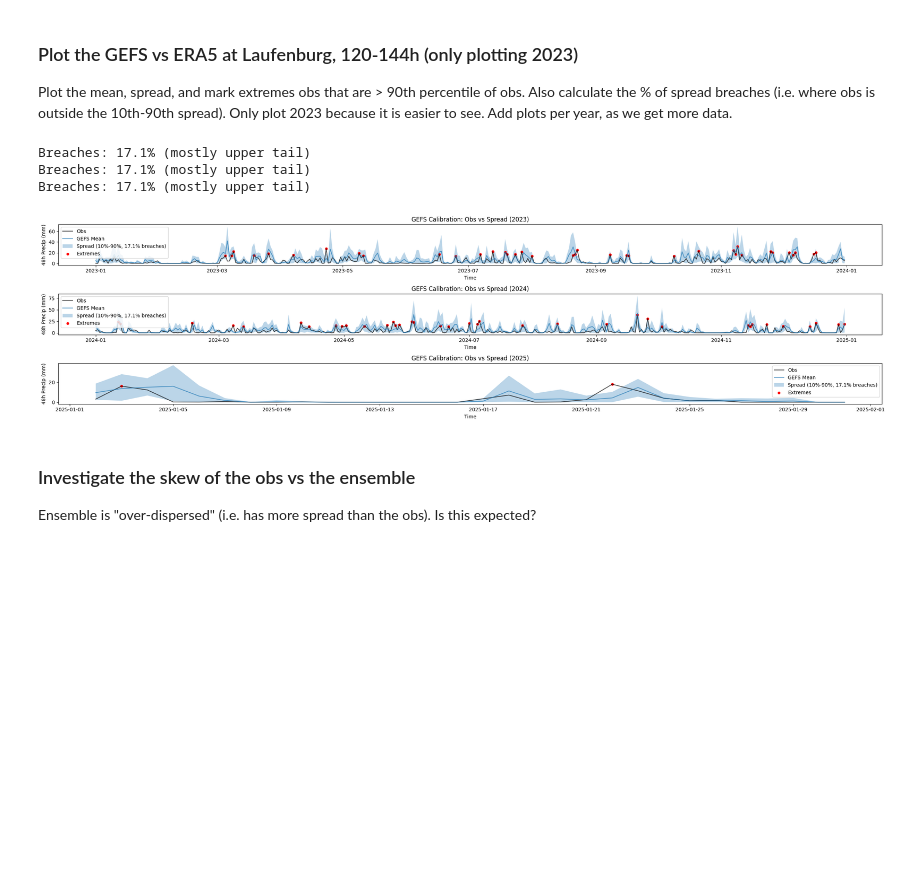
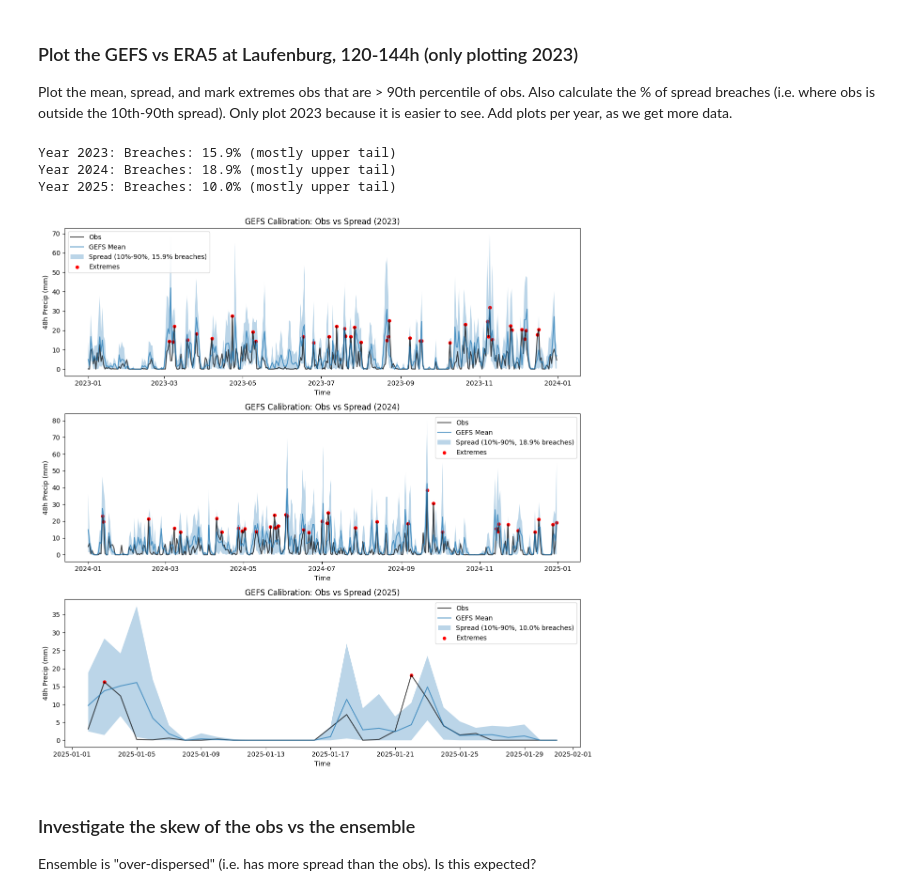
Before and after one commit to willjhenry/gefs-precip-poc, a Jupyter notebook: notebooks/laufenburg_precip_forecast_exploration.ipynb, the cells around one changed output. Cells and saved outputs as stored; diff of their text form; code cells hidden in the pictures; blank space fills up the shorter version.

Commit message:
print breaches per year

```diff
--- a/notebooks/laufenburg_precip_forecast_exploration.ipynb
+++ b/notebooks/laufenburg_precip_forecast_exploration.ipynb
@@ -40,39 +40,41 @@ Only plot 2023 because it is easier to see. Add plots per year, as we get more d
 # %%
 
 # Extremes (>90th obs)
 extreme_thresh = df['era5_tp'].quantile(0.9)
 df['extremes'] = df['era5_tp'] > extreme_thresh
 
 # Spread breaches
 df['p10'] = df[member_cols].quantile(0.1, axis=1)
 df['p90'] = df[member_cols].quantile(0.9, axis=1)
 
-breaches = (df['era5_tp'] > df['p90']) | (df['era5_tp'] < df['p10'])
-breach_rate = breaches.mean() * 100
 
 plt.figure(figsize=(12, 12))
 years = [2023,2024,2025]
 for i, year in enumerate(years):
     title_tag = f"({year})"
     sub_df = df.loc[df.index.year == year,:].copy()
+
+    breaches = (sub_df['era5_tp'] > sub_df['p90']) | (sub_df['era5_tp'] < sub_df['p10'])
+    breach_rate = breaches.mean() * 100
+
     plt.subplot(len(years),1,i+1)
     plt.plot(sub_df.index, sub_df['era5_tp'], label='Obs', alpha=0.7, color='black')
     plt.plot(sub_df.index, sub_df['gefs_geavg'], label='GEFS Mean', alpha=0.7)
     plt.fill_between(sub_df.index, sub_df['p10'], sub_df['p90'], alpha=0.3, label=f'Spread (10%-90%, {breach_rate:.1f}% breaches)')
     plt.scatter(sub_df[sub_df['extremes']].index, sub_df[sub_df['extremes']]['era5_tp'], color='red', s=20, label='Extremes')
     plt.ylabel('48h Precip (mm)')
     plt.xlabel('Time')
     plt.legend()
     title = 'GEFS Calibration: Obs vs Spread'
     plt.title(title + f' {title_tag if title_tag else ""}')
-    print(f"Breaches: {breach_rate:.1f}% (mostly upper tail)")
+    print(f"Year {year}: Breaches: {breach_rate:.1f}% (mostly upper tail)")
 plt.tight_layout()
 plt.show()
 # %% [output]
-Breaches: 17.1% (mostly upper tail)
-Breaches: 17.1% (mostly upper tail)
-Breaches: 17.1% (mostly upper tail)
+Year 2023: Breaches: 15.9% (mostly upper tail)
+Year 2024: Breaches: 18.9% (mostly upper tail)
+Year 2025: Breaches: 10.0% (mostly upper tail)
-[figure, old version]
+[figure, new version]
 # %% [markdown]
 ### Investigate the skew of the obs vs the ensemble
 Ensemble is "over-dispersed" (i.e. has more spread than the obs). Is this expected?
```
Also changed, not shown: parts of 2 cells of this notebook.
